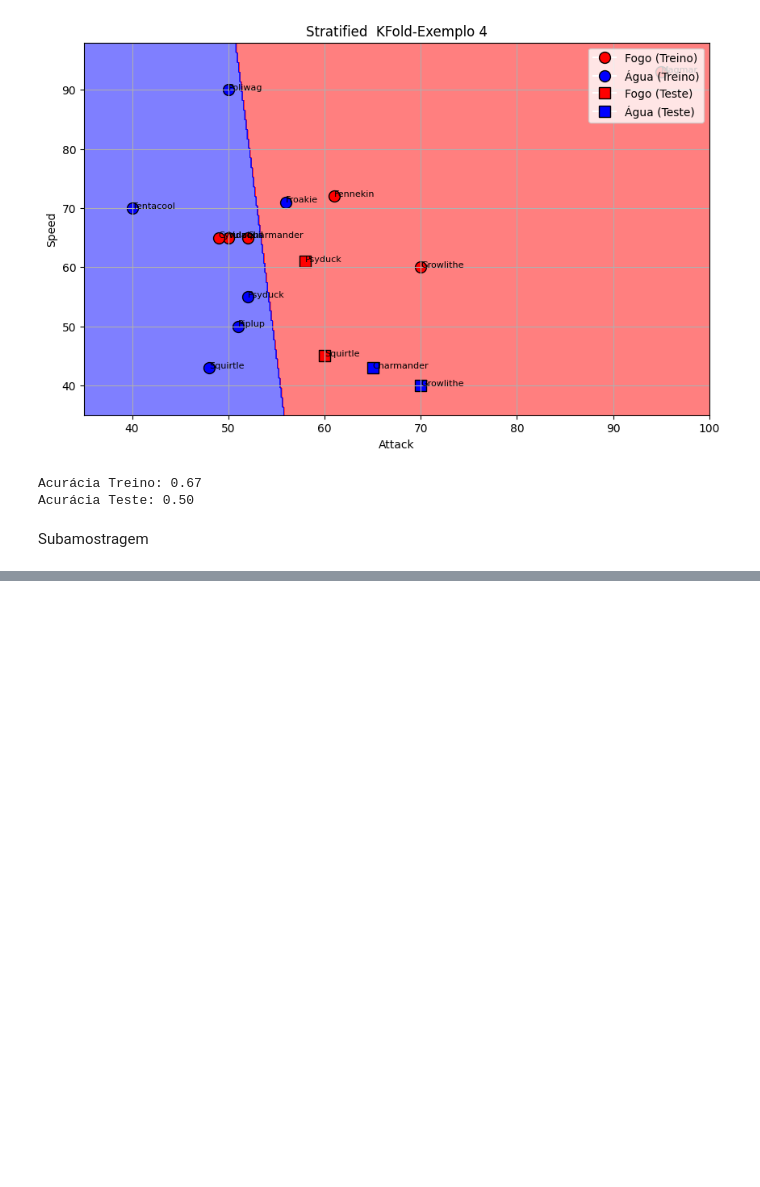
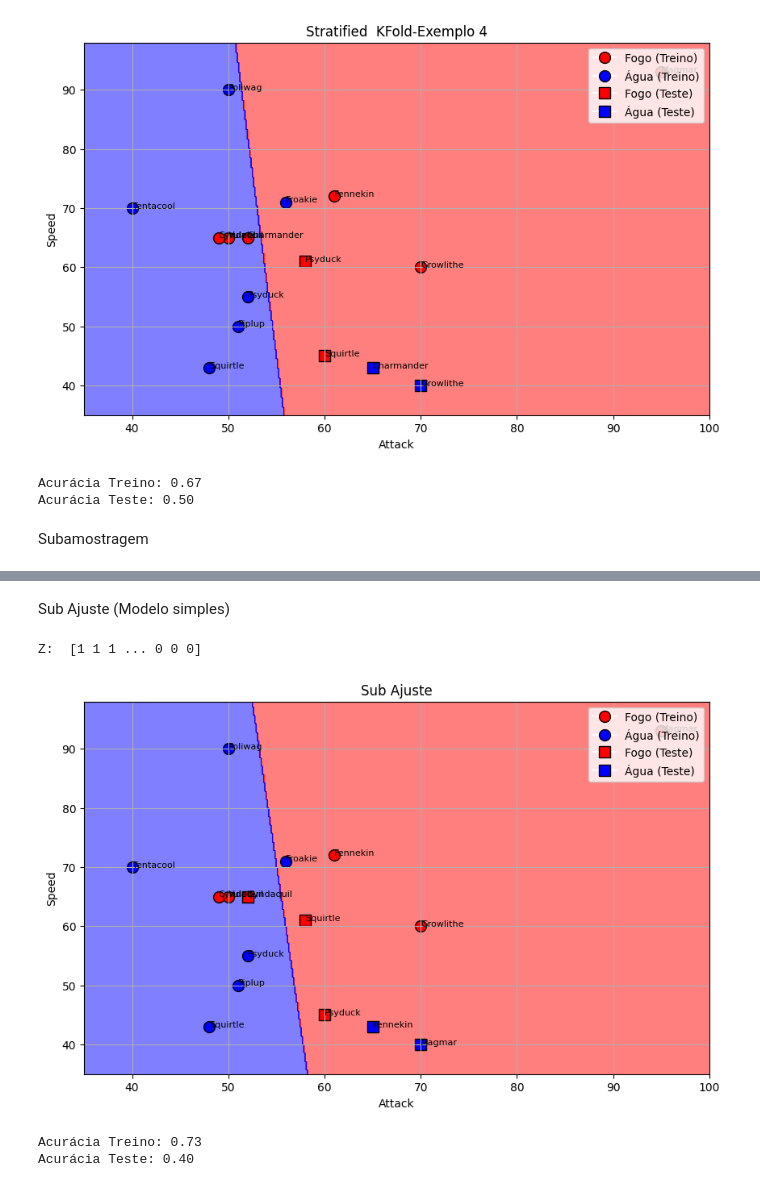
Before and after one commit to LeonardoRaiz/FATEC, a Jupyter notebook: Aulas/IA/2025-2/Aula 01/Aula 01.ipynb, the cells around one changed output, grey strips where cells are left out. Saved outputs shown, nothing was run; the diff lists cells and outputs as text; code cells hidden in the pictures; blank space fills up the shorter version.

```diff
--- a/Aulas/IA/2025-2/Aula 01/Aula 01.ipynb
+++ b/Aulas/IA/2025-2/Aula 01/Aula 01.ipynb
@@ -224,0 +244,11 @@ Subamostragem
+# %% [markdown]
+Sub Ajuste (Modelo simples)
+# %%
+model_sub = LogisticRegression(C=0.1)
+model_sub.fit(x_train, y_train)
+plot_model(model_sub, x_train, y_train, x_test, y_test, 'Sub Ajuste')
+# %% [output]
+Z:  [1 1 1 ... 0 0 0]
+[figure, added]
+Acurácia Treino: 0.73
+Acurácia Teste: 0.40
```
Also changed, not shown: parts of 4 cells of this notebook, 27 other files.
